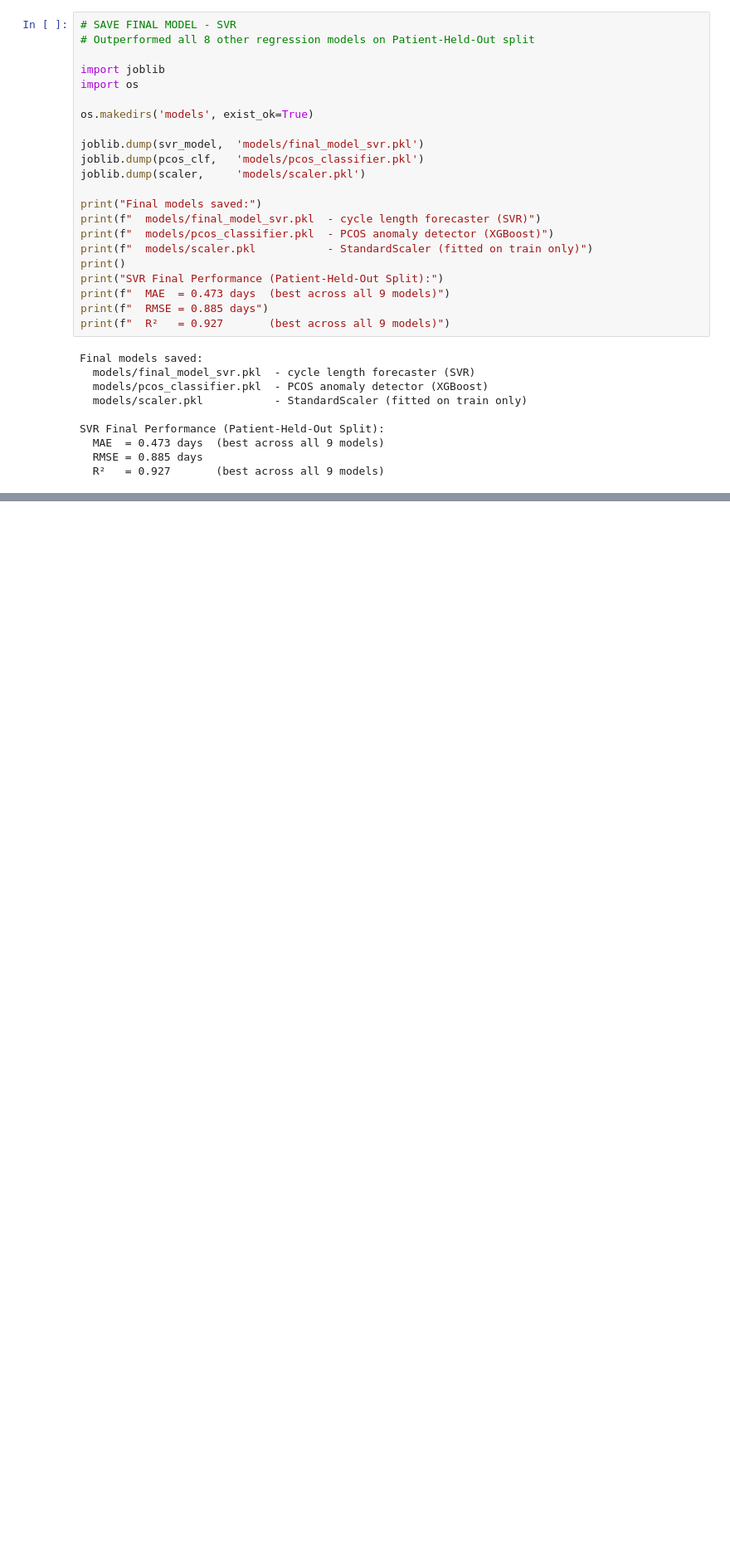
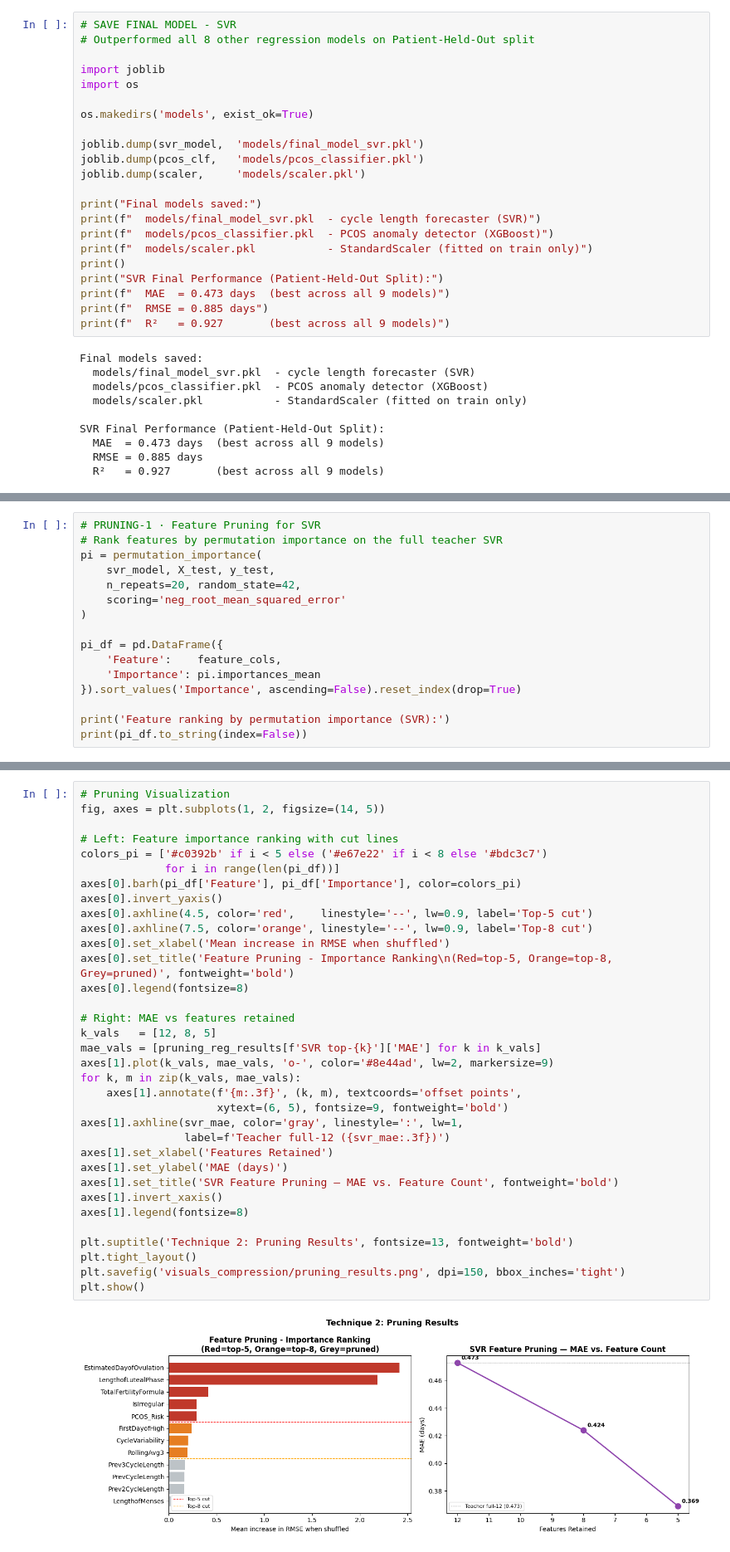
Before and after one commit to NamatovuChristineMaria123/Menstrual-Cycle-Forecasting, a Jupyter notebook: track_cycle.ipynb, the cells around one changed output, grey strips where cells are left out. Shown at 83% size. Drawn from its saved outputs; the diff is of its cells as text; blank space fills up the shorter version.

```diff
--- a/track_cycle.ipynb
+++ b/track_cycle.ipynb
@@ -1346,0 +1493,16 @@ SVR Final Performance (Patient-Held-Out Split):
+# %%
+# PRUNING-1 · Feature Pruning for SVR
+# Rank features by permutation importance on the full teacher SVR
+pi = permutation_importance(
+    svr_model, X_test, y_test,
+    n_repeats=20, random_state=42,
+    scoring='neg_root_mean_squared_error'
+)
+
+pi_df = pd.DataFrame({
+    'Feature':    feature_cols,
+    'Importance': pi.importances_mean
+}).sort_values('Importance', ascending=False).reset_index(drop=True)
+
+print('Feature ranking by permutation importance (SVR):')
+print(pi_df.to_string(index=False))
@@ -1346,0 +1617,36 @@ SVR Final Performance (Patient-Held-Out Split):
+# %%
+# Pruning Visualization
+fig, axes = plt.subplots(1, 2, figsize=(14, 5))
+
+# Left: Feature importance ranking with cut lines
+colors_pi = ['#c0392b' if i < 5 else ('#e67e22' if i < 8 else '#bdc3c7')
+             for i in range(len(pi_df))]
+axes[0].barh(pi_df['Feature'], pi_df['Importance'], color=colors_pi)
+axes[0].invert_yaxis()
+axes[0].axhline(4.5, color='red',    linestyle='--', lw=0.9, label='Top-5 cut')
+axes[0].axhline(7.5, color='orange', linestyle='--', lw=0.9, label='Top-8 cut')
+axes[0].set_xlabel('Mean increase in RMSE when shuffled')
+axes[0].set_title('Feature Pruning - Importance Ranking\n(Red=top-5, Orange=top-8, Grey=pruned)', fontweight='bold')
+axes[0].legend(fontsize=8)
+
+# Right: MAE vs features retained
+k_vals   = [12, 8, 5]
+mae_vals = [pruning_reg_results[f'SVR top-{k}']['MAE'] for k in k_vals]
+axes[1].plot(k_vals, mae_vals, 'o-', color='#8e44ad', lw=2, markersize=9)
+for k, m in zip(k_vals, mae_vals):
+    axes[1].annotate(f'{m:.3f}', (k, m), textcoords='offset points',
+                     xytext=(6, 5), fontsize=9, fontweight='bold')
+axes[1].axhline(svr_mae, color='gray', linestyle=':', lw=1,
+                label=f'Teacher full-12 ({svr_mae:.3f})')
+axes[1].set_xlabel('Features Retained')
+axes[1].set_ylabel('MAE (days)')
+axes[1].set_title('SVR Feature Pruning — MAE vs. Feature Count', fontweight='bold')
+axes[1].invert_xaxis()
+axes[1].legend(fontsize=8)
+
+plt.suptitle('Technique 2: Pruning Results', fontsize=13, fontweight='bold')
+plt.tight_layout()
+plt.savefig('visuals_compression/pruning_results.png', dpi=150, bbox_inches='tight')
+plt.show()
+# %% [output]
+[figure, added]
```
Also changed, not shown: parts of 30 cells of this notebook, 30 other files.
